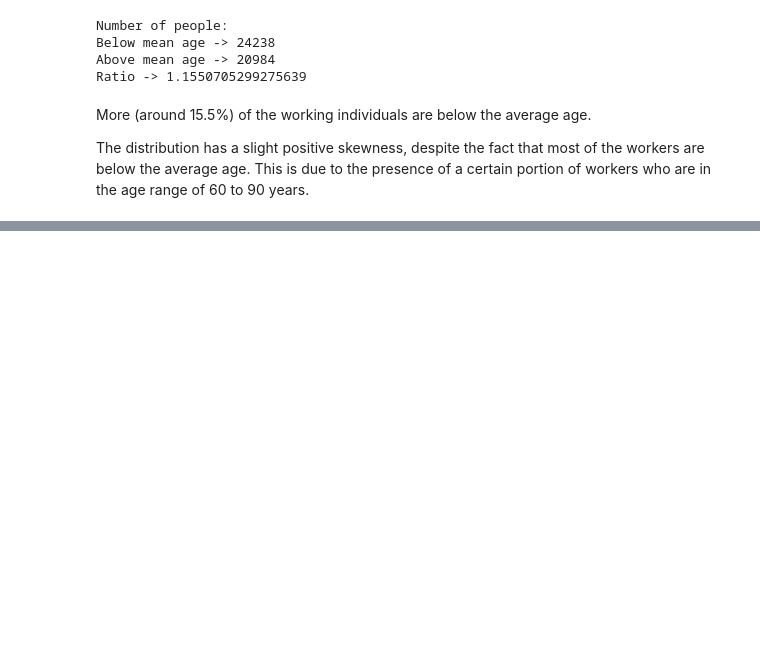
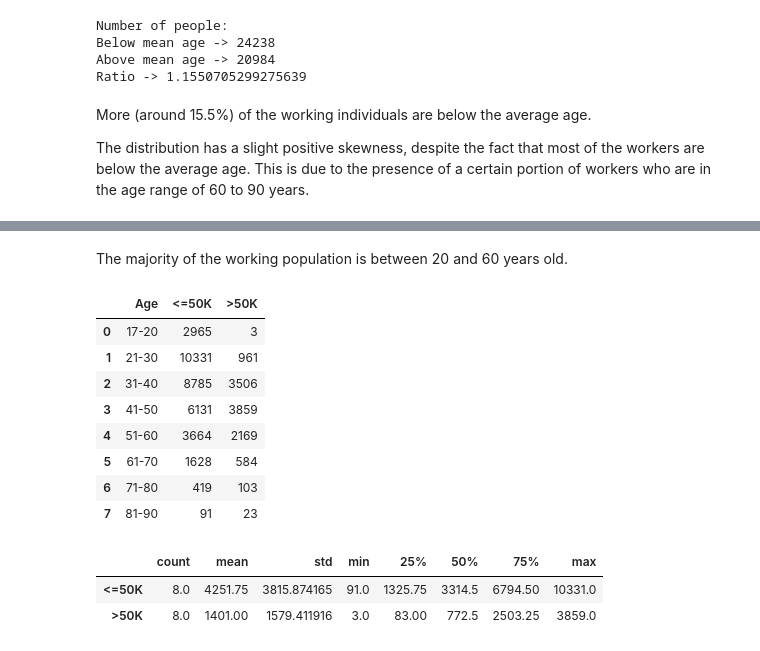
Before and after one commit to Kiril-Lazarov/Artificial-Intelligence, a Jupyter notebook: My Projects/Adult-Income Dataset.ipynb, the cells around one changed output, grey strips where cells are left out. Drawn from its saved outputs; the diff is of its cells as text; code cells hidden in the pictures; blank space fills up the shorter version.

```diff
--- a/My Projects/Adult-Income Dataset.ipynb
+++ b/My Projects/Adult-Income Dataset.ipynb
@@ -248,0 +249,36 @@ No artists with labels found to put in legend.  Note that artists whose label st
+# %% [markdown]
+The majority of the working population is between 20 and 60 years old.
+# %%
+# Change the first value in the list from 17 to 16
+bins = [16, 20, 30, 40, 50, 60, 70, 80, 90]
+
+ages_counts_income = {'Age': [], '<=50K': [],'>50K': []}
+
+for i in range(len(labels)):
+    down_limit_age, upper_limit_age = bins[i], bins[i+1]
+    label = labels[i]
+    ages_counts_income['Age'].append(label)
+
+    for column in clean_adult_income.income.unique():
+        age_group_count = len(clean_adult_income.loc[(clean_adult_income.age>down_limit_age) & (clean_adult_income.age<=upper_limit_age) & \
+                                                   (clean_adult_income.income ==column)])
+        ages_counts_income[column].append(age_group_count)
+
+ages_counts_income = pd.DataFrame(ages_counts_income)
+ages_counts_income
+# %% [output]
+|  | Age | <=50K | >50K |
+| 0 | 17-20 | 2965 | 3 |
+| 1 | 21-30 | 10331 | 961 |
+| 2 | 31-40 | 8785 | 3506 |
+| 3 | 41-50 | 6131 | 3859 |
+| 4 | 51-60 | 3664 | 2169 |
+| 5 | 61-70 | 1628 | 584 |
+| 6 | 71-80 | 419 | 103 |
+| 7 | 81-90 | 91 | 23 |
+# %%
+ages_counts_income.describe().T
+# %% [output]
+|  | count | mean | std | min | 25% | 50% | 75% | max |
+| <=50K | 8.0 | 4251.75 | 3815.874165 | 91.0 | 1325.75 | 3314.5 | 6794.50 | 10331.0 |
+| >50K | 8.0 | 1401.00 | 1579.411916 | 3.0 | 83.00 | 772.5 | 2503.25 | 3859.0 |
```
Also changed, not shown: parts of 9 cells of this notebook.
